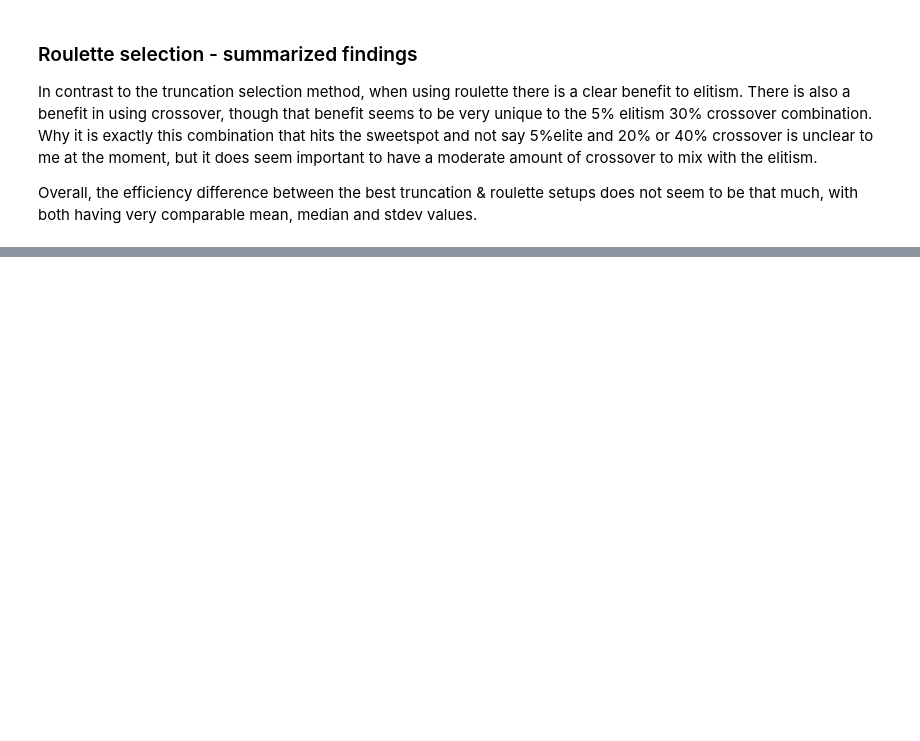
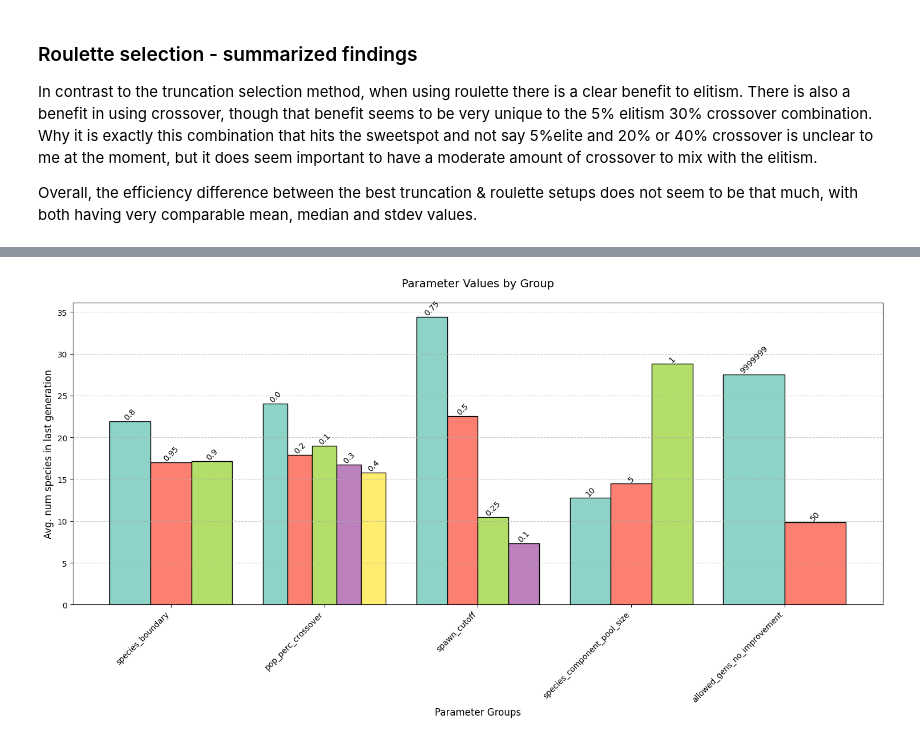
Before and after one commit to pastra98/EvolvePetriNets, a Jupyter notebook: analysis/analysis.ipynb, the cells around one changed output, grey strips where cells are left out. Saved outputs shown, nothing was run; the diff lists cells and outputs as text; code cells hidden in the pictures; blank space fills up the shorter version.

```diff
--- a/analysis/analysis.ipynb
+++ b/analysis/analysis.ipynb
@@ -566,0 +917,81 @@ Overall, the efficiency difference between the best truncation & roulette setups
+# %%
+from statistics import mean
+from pprint import pprint
+
+pres = {p: {} for p in speciation_predictors}
+
+for params, nspec in zip(matching_params, nspecies):
+    for p, val in params.items():
+        if val not in pres[p]:
+            pres[p][val] = [nspec]
+        else:
+            pres[p][val].append(nspec)
+
+for p in pres:
+    for val in pres[p]:
+        l = pres[p][val]
+        pres[p][val] = mean(l)
+
+# pprint(pres)
+data = pres
+
+plt.figure(figsize=(15, 8))
+ax = plt.gca()
+
+# Define color palette for bars within groups
+colors = plt.cm.Set3(np.linspace(0, 1, max(len(subdict) for subdict in data.values())))
+
+# Calculate positions for groups and bars
+groups = list(data.keys())
+group_positions = np.arange(len(groups))
+bar_width = 0.8  # Total width for each group
+
+# Plot bars for each group
+for i, (group_name, group_data) in enumerate(data.items()):
+    # Calculate number of bars in this group
+    n_bars = len(group_data)
+    individual_bar_width = bar_width / n_bars
+
+    # Get the keys and values
+    keys = list(group_data.keys())
+    values = list(group_data.values())
+
+    # Calculate positions for individual bars within group
+    bar_positions = np.linspace(
+        group_positions[i] - bar_width/2 + individual_bar_width/2,
+        group_positions[i] + bar_width/2 - individual_bar_width/2,
+        n_bars
+    )
+
+    # Plot bars with different colors and black edges
+    bars = plt.bar(bar_positions, values,
+                  width=individual_bar_width,
+                  color=colors[:n_bars],
+                  edgecolor='black',
+                  linewidth=1)
+
+    # Add key labels on top of each bar
+    for bar, key in zip(bars, keys):
+        height = bar.get_height()
+        ax.text(bar.get_x() + bar.get_width()/2., height,
+                f'{key}',  # Show key instead of value
+                ha='center', va='bottom', rotation=45)
+
+# Customize the plot
+plt.title('Parameter Values by Group', pad=20, size=14)
+plt.xlabel('Parameter Groups', size=12)
+plt.ylabel('Avg. num species in last generation', size=12)
+
+# Set x-axis ticks and labels
+plt.xticks(group_positions, groups, rotation=45, ha='right')
+
+# Add grid for better readability
+plt.grid(True, axis='y', linestyle='--', alpha=0.7)
+
+# Adjust layout to prevent label cutoff
+plt.tight_layout()
+
+# Show the plot
+plt.show()
+# %% [output]
+[figure, added]
```
Also changed, not shown: parts of 11 cells of this notebook.
